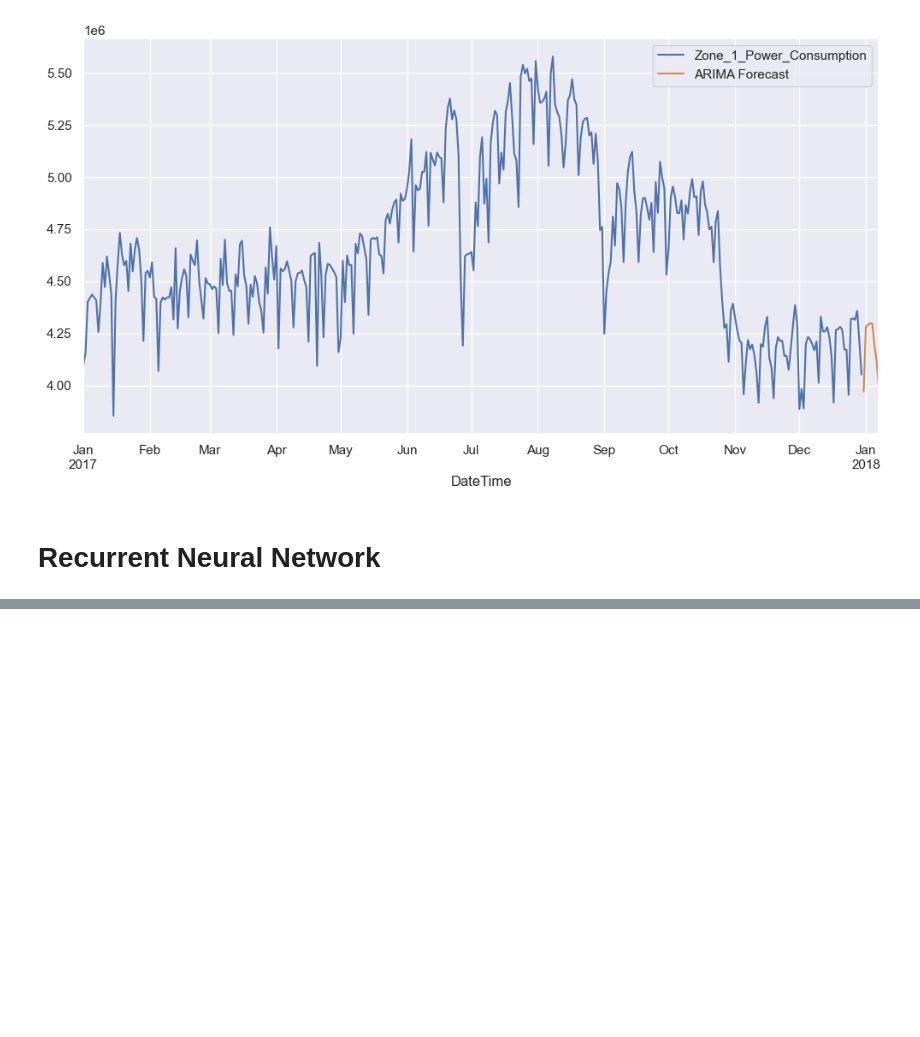
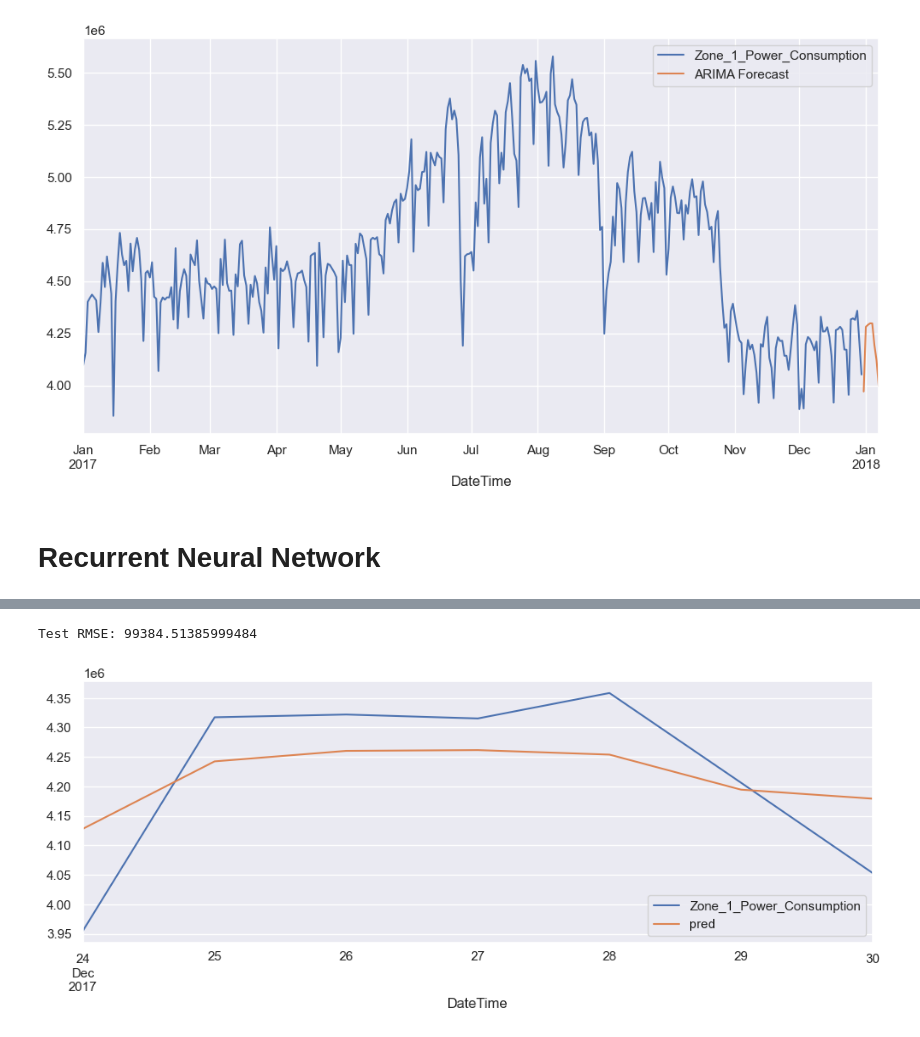
Before and after one commit to Mahyar-Fazelzadeh/Energy-Consumption-Prediction-using-Arima-and-RNN-models, a Jupyter notebook: power_consumption_of_Tetouan_city.ipynb, the cells around one changed output, grey strips where cells are left out. Drawn from its saved outputs; the diff is of its cells as text; code cells hidden in the pictures; blank space fills up the shorter version.

```diff
--- a/power_consumption_of_Tetouan_city.ipynb
+++ b/power_consumption_of_Tetouan_city.ipynb
@@ -390,0 +516,10 @@ warnings.filterwarnings('ignore')
+# %%
+rnn_predictions= []
+current_data = scaled_train[-7:].reshape((1, 7,1))
+for i in range(7):
+    current_prediction = model.predict(current_data)[0]
+    rnn_predictions.append(current_prediction)
+#     print('first\n',current_data)
+#     print('pred\n',current_prediction)
+    current_data= np.append(current_data[:,1:,:],[[current_prediction]],axis=1)
+#     print('second\n',current_data)
@@ -390,0 +534,4 @@ warnings.filterwarnings('ignore')
+# %%
+inversed_preds = scaler.inverse_transform(rnn_predictions)
+test_rnn['pred']=inversed_preds
+test_rnn
@@ -390,0 +548,12 @@ warnings.filterwarnings('ignore')
+# %%
+# Training root mean squared error
+
+print(f"Test RMSE: {np.sqrt(mean_squared_error(test_rnn['Zone_1_Power_Consumption'],test_rnn['pred']))}")
+# %% [output]
+Test RMSE: 99384.51385999484
+# %%
+# Visualize our predicted and our test values
+
+test_rnn.plot(figsize=(12,4));
+# %% [output]
+[figure, added]
```
Also changed, not shown: parts of 18 cells of this notebook, 2 other files.
